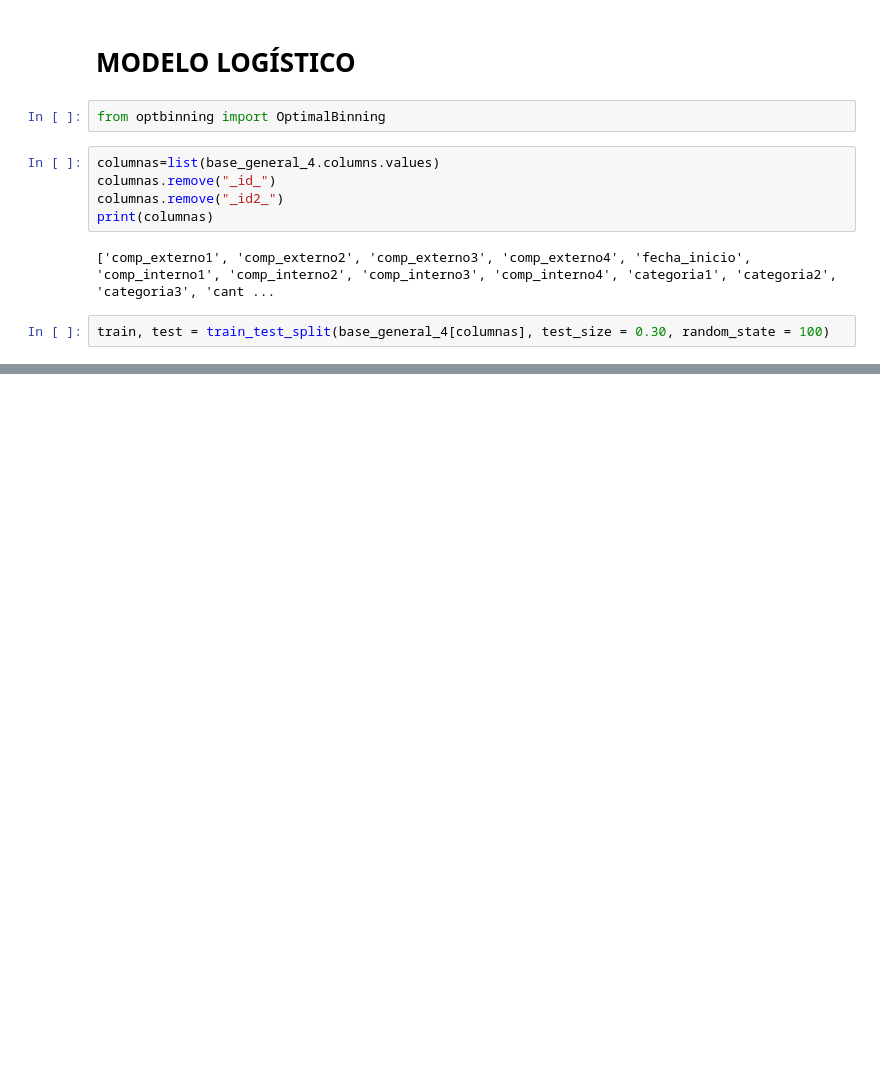
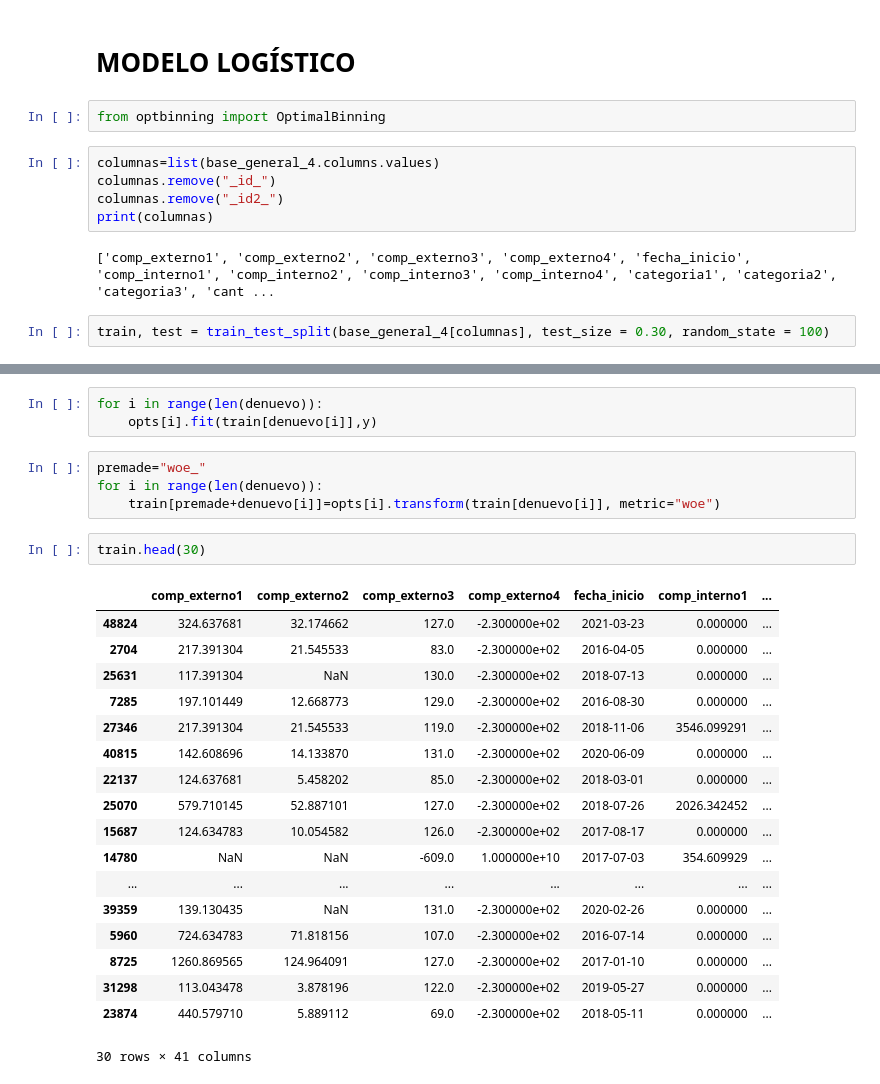
Before and after one commit to BrianPgz/HomeWork1_ML, a Jupyter notebook: Tarea2.ipynb, the cells around one changed output, grey strips where cells are left out. Drawn from its saved outputs; the diff is of its cells as text; blank space fills up the shorter version.

```diff
--- a/Tarea2.ipynb
+++ b/Tarea2.ipynb
@@ -340,0 +372,28 @@ Name: categoria1, Length: 50000, dtype: float64
+# %%
+for i in range(len(denuevo)):
+    opts[i].fit(train[denuevo[i]],y)
+# %%
+premade="woe_"
+for i in range(len(denuevo)):
+    train[premade+denuevo[i]]=opts[i].transform(train[denuevo[i]], metric="woe")
+# %%
+train.head(30)
+# %% [output]
+|  | comp_externo1 | comp_externo2 | comp_externo3 | comp_externo4 | fecha_inicio | comp_interno1 | ... |
+| 48824 | 324.637681 | 32.174662 | 127.0 | -2.300000e+02 | 2021-03-23 | 0.000000 | ... |
+| 2704 | 217.391304 | 21.545533 | 83.0 | -2.300000e+02 | 2016-04-05 | 0.000000 | ... |
+| 25631 | 117.391304 | NaN | 130.0 | -2.300000e+02 | 2018-07-13 | 0.000000 | ... |
+| 7285 | 197.101449 | 12.668773 | 129.0 | -2.300000e+02 | 2016-08-30 | 0.000000 | ... |
+| 27346 | 217.391304 | 21.545533 | 119.0 | -2.300000e+02 | 2018-11-06 | 3546.099291 | ... |
+| 40815 | 142.608696 | 14.133870 | 131.0 | -2.300000e+02 | 2020-06-09 | 0.000000 | ... |
+| 22137 | 124.637681 | 5.458202 | 85.0 | -2.300000e+02 | 2018-03-01 | 0.000000 | ... |
+| 25070 | 579.710145 | 52.887101 | 127.0 | -2.300000e+02 | 2018-07-26 | 2026.342452 | ... |
+| 15687 | 124.634783 | 10.054582 | 126.0 | -2.300000e+02 | 2017-08-17 | 0.000000 | ... |
+| 14780 | NaN | NaN | -609.0 | 1.000000e+10 | 2017-07-03 | 354.609929 | ... |
+| ... | ... | ... | ... | ... | ... | ... | ... |
+| 39359 | 139.130435 | NaN | 131.0 | -2.300000e+02 | 2020-02-26 | 0.000000 | ... |
+| 5960 | 724.634783 | 71.818156 | 107.0 | -2.300000e+02 | 2016-07-14 | 0.000000 | ... |
+| 8725 | 1260.869565 | 124.964091 | 127.0 | -2.300000e+02 | 2017-01-10 | 0.000000 | ... |
+| 31298 | 113.043478 | 3.878196 | 122.0 | -2.300000e+02 | 2019-05-27 | 0.000000 | ... |
+| 23874 | 440.579710 | 5.889112 | 69.0 | -2.300000e+02 | 2018-05-11 | 0.000000 | ... |
+30 rows × 41 columns
```
Also changed, not shown: parts of 10 cells of this notebook.
